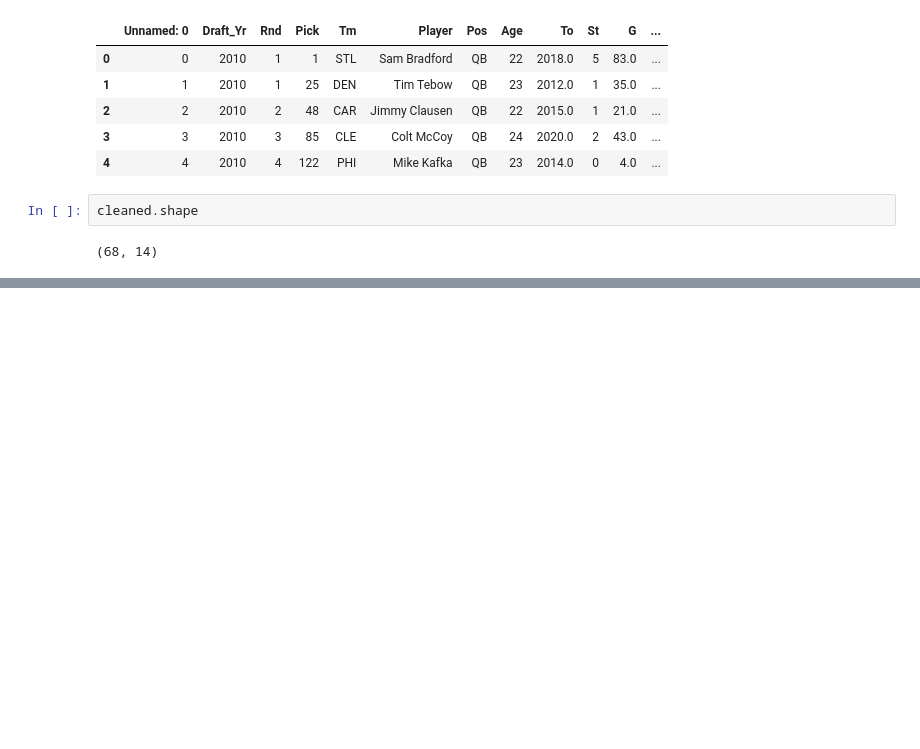
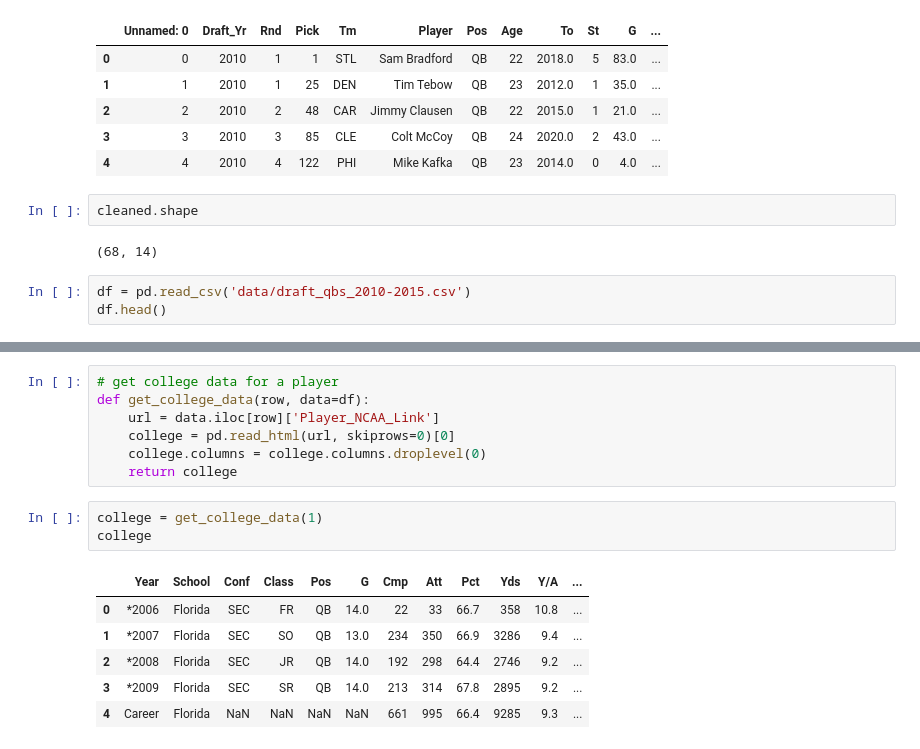
Before and after one commit to chillebrand/qb-draft-model, a Jupyter notebook: tester.ipynb, the cells around one changed output, grey strips where cells are left out. Drawn from its saved outputs; the diff is of its cells as text; blank space fills up the shorter version.

```diff
--- a/tester.ipynb
+++ b/tester.ipynb
@@ -215,3 +215,6 @@ df_qbs
 cleaned.shape
 # %% [output]
 (68, 14)
+# %%
+df = pd.read_csv('data/draft_qbs_2010-2015.csv')
+df.head()
@@ -217,0 +228,17 @@ cleaned.shape
+# %%
+# get college data for a player
+def get_college_data(row, data=df):
+    url = data.iloc[row]['Player_NCAA_Link']
+    college = pd.read_html(url, skiprows=0)[0]
+    college.columns = college.columns.droplevel(0)
+    return college
+# %%
+college = get_college_data(1)
+college
+# %% [output]
+|  | Year | School | Conf | Class | Pos | G | Cmp | Att | Pct | Yds | Y/A | ... |
+| 0 | *2006 | Florida | SEC | FR | QB | 14.0 | 22 | 33 | 66.7 | 358 | 10.8 | ... |
+| 1 | *2007 | Florida | SEC | SO | QB | 13.0 | 234 | 350 | 66.9 | 3286 | 9.4 | ... |
+| 2 | *2008 | Florida | SEC | JR | QB | 14.0 | 192 | 298 | 64.4 | 2746 | 9.2 | ... |
+| 3 | *2009 | Florida | SEC | SR | QB | 14.0 | 213 | 314 | 67.8 | 2895 | 9.2 | ... |
+| 4 | Career | Florida | NaN | NaN | NaN | NaN | 661 | 995 | 66.4 | 9285 | 9.3 | ... |
```
Also changed, not shown: parts of 15 cells of this notebook.
